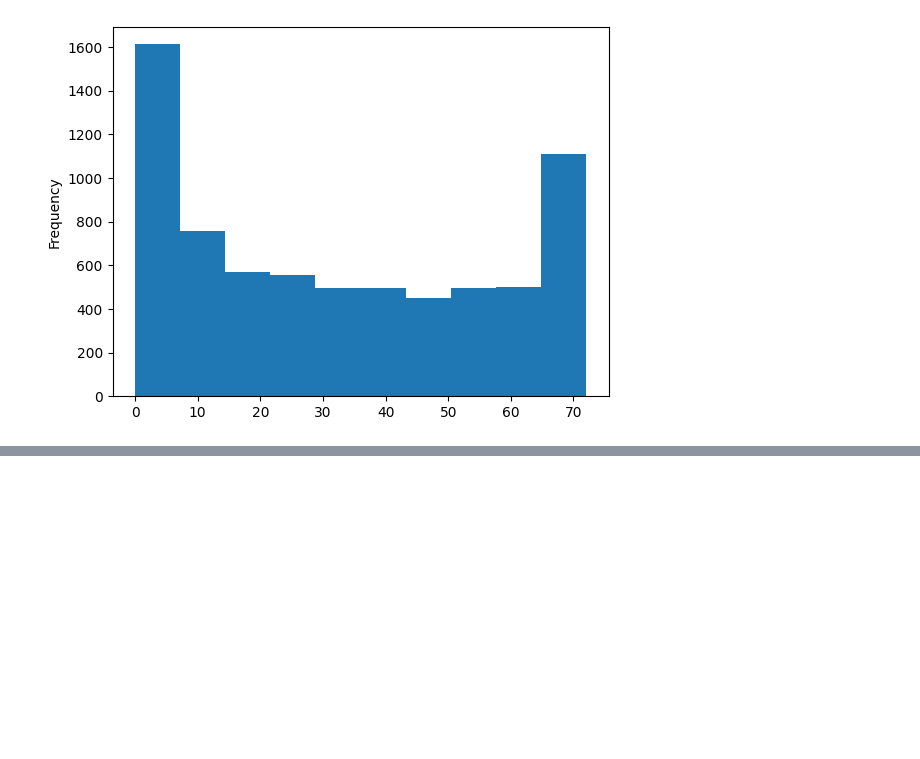
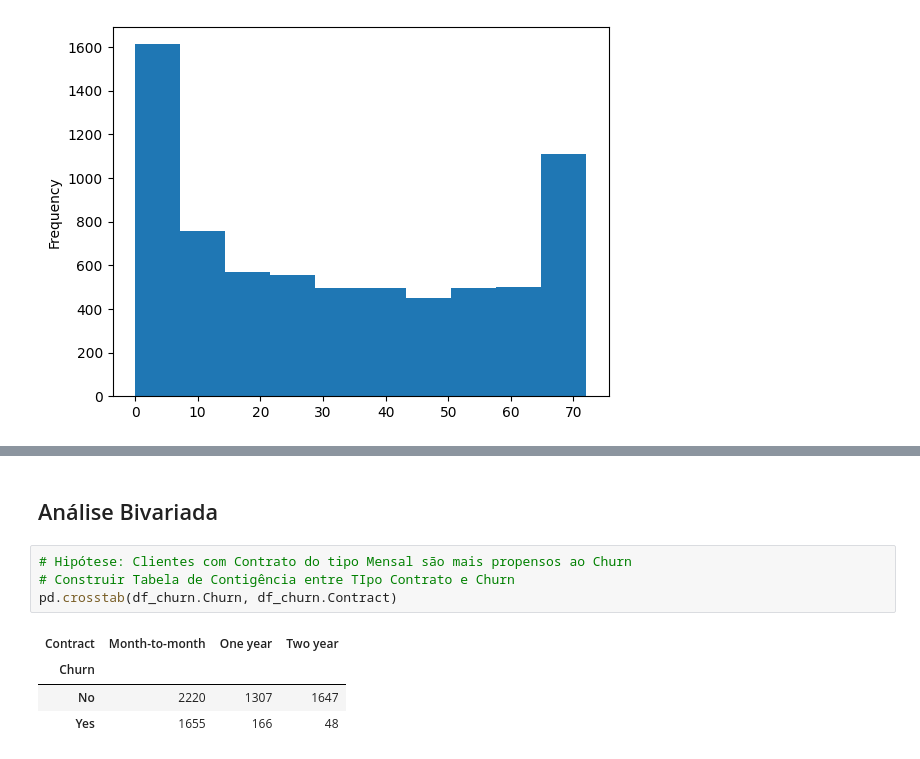
Before and after one commit to HenriqueCarniel1/desenvolvimento_de_ia, a Jupyter notebook: coleta_exploracao.ipynb, the cells around one changed output, grey strips where cells are left out. Drawn from its saved outputs; the diff is of its cells as text; blank space fills up the shorter version.

```diff
--- a/coleta_exploracao.ipynb
+++ b/coleta_exploracao.ipynb
@@ -632,0 +695,11 @@ df_churn.tenure.plot.hist()
+# %% [markdown]
+## Análise Bivariada
+# %%
+# Hipótese: Clientes com Contrato do tipo Mensal são mais propensos ao Churn
+# Construir Tabela de Contigência entre TIpo Contrato e Churn
+pd.crosstab(df_churn.Churn, df_churn.Contract)
+# %% [output]
+| Contract | Month-to-month | One year | Two year |
+| Churn |  |  |  |
+| No | 2220 | 1307 | 1647 |
+| Yes | 1655 | 166 | 48 |
```
Also changed, not shown: parts of 12 cells of this notebook.
